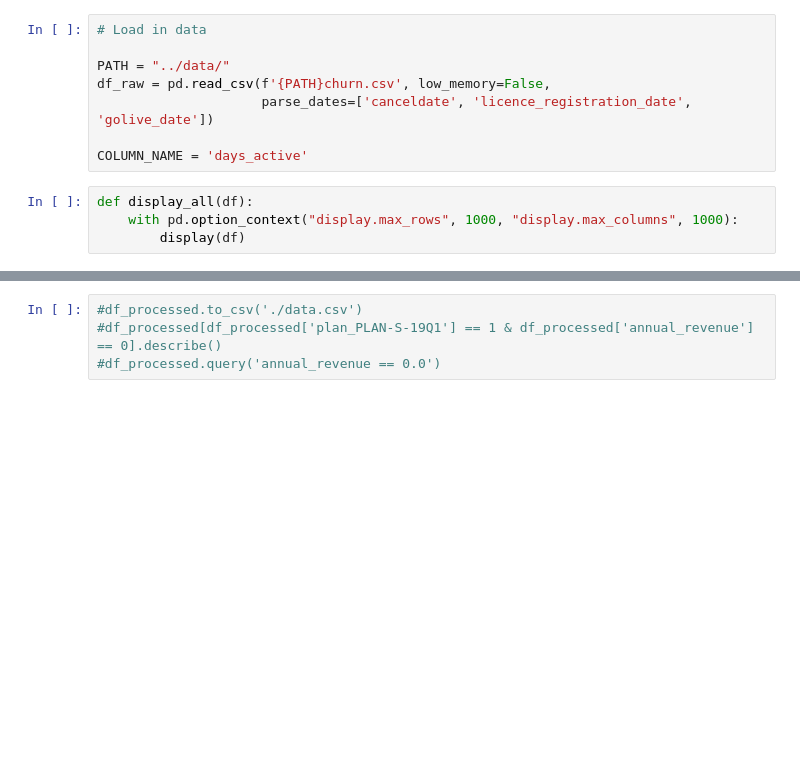
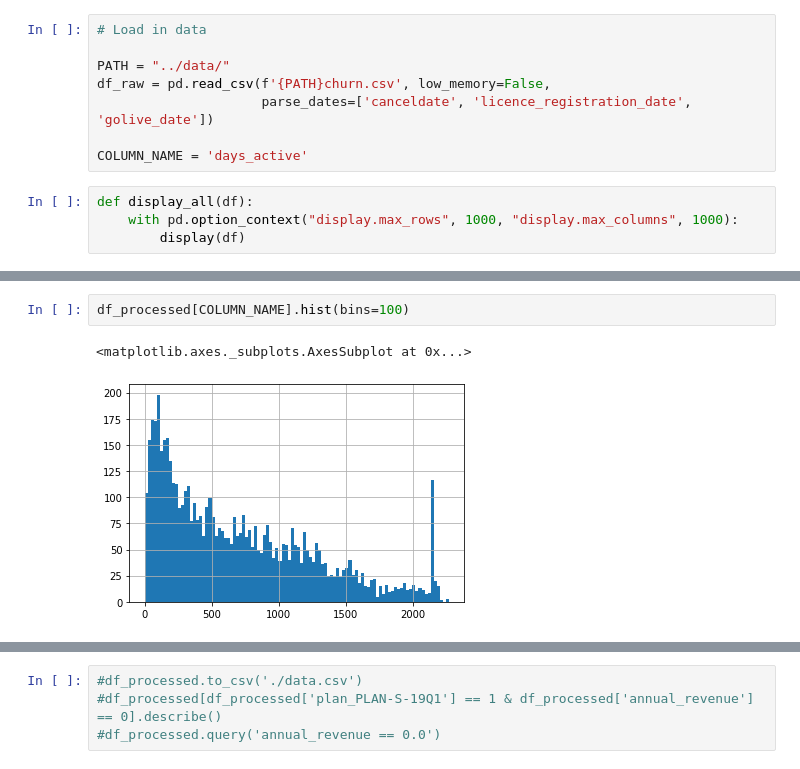
Before and after one commit to justinhennessy/100-days-of-code, a Jupyter notebook: project/EDA.ipynb, the cells around one changed output, grey strips where cells are left out. Cells and saved outputs as stored; diff of their text form; blank space fills up the shorter version.

```diff
--- a/project/EDA.ipynb
+++ b/project/EDA.ipynb
@@ -96,0 +151,5 @@ df_processed[COLUMN_NAME].hist(bins=100)
+# %%
+df_processed[COLUMN_NAME].hist(bins=100)
+# %% [output]
+<matplotlib.axes._subplots.AxesSubplot at 0x...>
+[figure, added]
```
Also changed, not shown: parts of 11 cells of this notebook, 2 other files.
